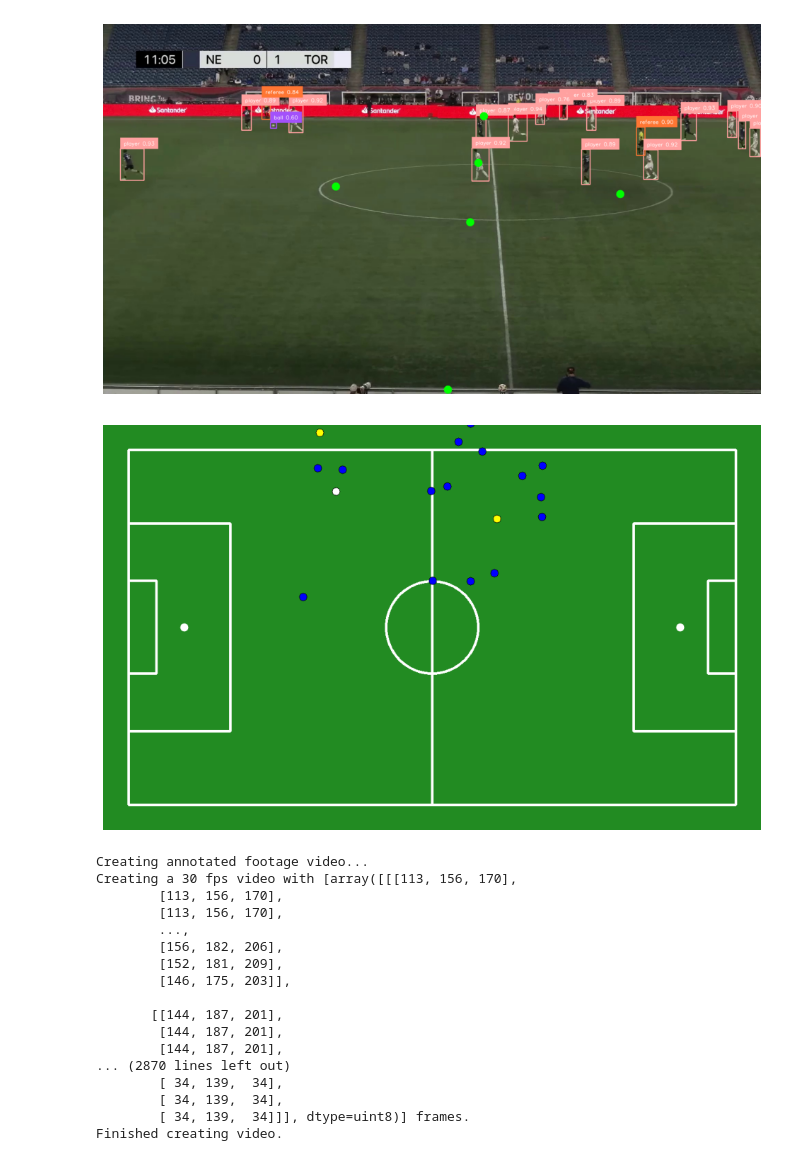
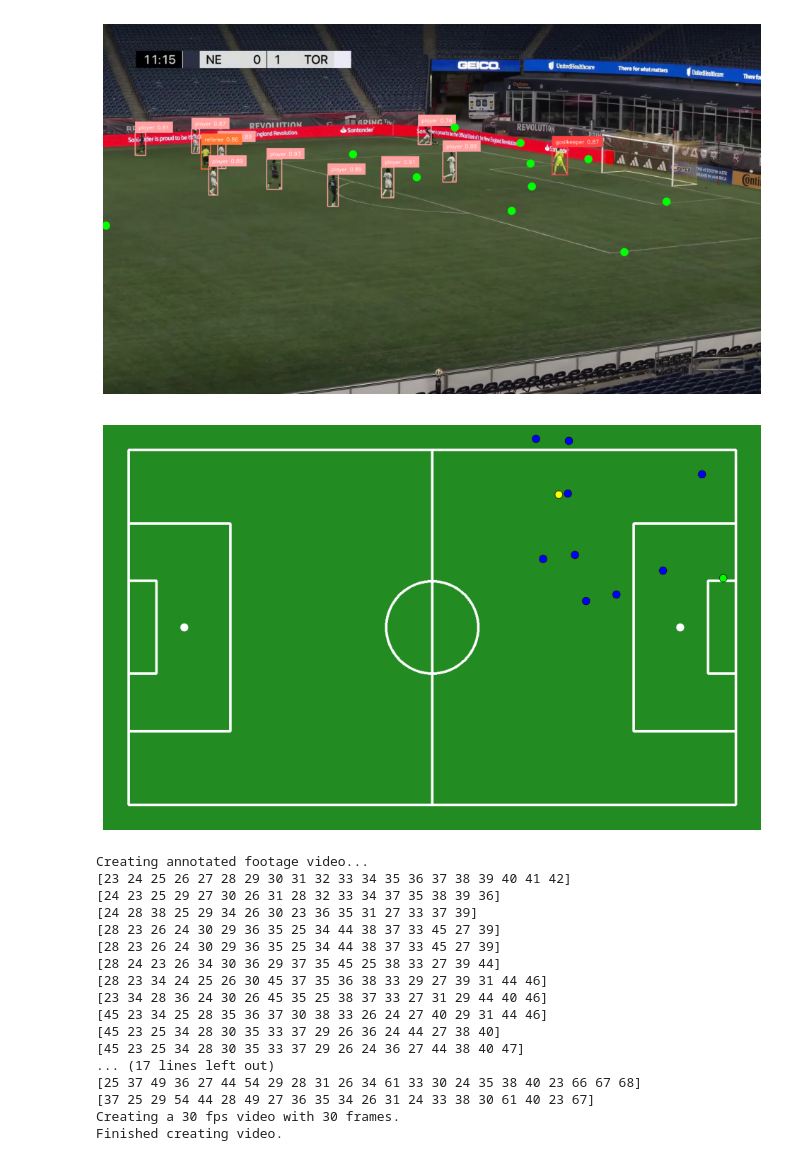
Before and after one commit to Isss11/soccer-computer-vision-analysis, a Jupyter notebook: detector.ipynb, the cells around one changed output. Cells and saved outputs as stored; diff of their text form; code cells hidden in the pictures.

Commit message:
Add Tracker

```diff
--- a/detector.ipynb
+++ b/detector.ipynb
@@ -182,12 +243,17 @@ def getAnnotatedImageWithSpecifiedCoords(image, coords, faceColor, edgeColor):
 
 # Takes object detections and annotates the footage
 # Keypoint detections are optional, and will not be rendered if they're not passed
-def getAnnotatedFootage(image, objectDetections, keypointDetections=None):
+def getAnnotatedFootage(image, objectDetections, keypointDetections=None, isTracked=False):
     # Output detections image, with keypoints and object detection
     boundingBoxAnnotator = sv.BoxAnnotator()
     labelAnnotator = sv.LabelAnnotator()
 
-    objectLabels = [ f"{class_name} {confidence:.2f}" for class_name, confidence in zip(objectDetections['class_name'], objectDetections.confidence) ]
+
+
+    if isTracked:
+        objectLabels = [ f"#{trackerId} {confidence:.2f}" for trackerId, confidence in zip(objectDetections.tracker_id, objectDetections.confidence) ]
+    else:
+        objectLabels = [ f"{className} {confidence:.2f}" for className, confidence in zip(objectDetections['class_name'], objectDetections.confidence) ]
 
     annotagedImage = boundingBoxAnnotator.annotate(scene=image, detections=objectDetections)
     annotagedImage = labelAnnotator.annotate(scene=annotagedImage, detections=objectDetections, labels=objectLabels)
@@ -207,6 +273,7 @@ def getAnnotatedPitch(objectDetections, transformer):
     playerCoords = getClassCoords(objectDetections, transformer, PLAYER_CLASS_ID)
     refereeCoords = getClassCoords(objectDetections, transformer, REFEREE_CLASS_ID)
 
+
     pitchImage = draw_pitch(SOCCER_PITCH_CONFIG)
 
     annotatedPitch = getAnnotatedImageWithSpecifiedCoords(pitchImage, ballCoords, sv.Color.WHITE, sv.Color.BLACK)
@@ -221,14 +288,22 @@ def getAnnotatedPitch(objectDetections, transformer):
 
     return annotatedPitch
 
-def annotatedFootageCallback(frame, index):
+def annotatedFootageCallback(frame, tracker=None):
     scene = frame.copy()
+
+    if tracker:
+        isTracked = True
+    else:
+        isTracked = False
 
     objectDetections = getObjectDetections(scene, None)
 
-    return getAnnotatedFootage(scene, objectDetections)
+    if isTracked:
+        objectDetections = tracker.update_with_detections(detections=objectDetections)
 
-def annotatedPitchCallback(frame, index):
+    return getAnnotatedFootage(scene, objectDetections, isTracked=isTracked)
+
+def annotatedPitchCallback(frame, tracker=None):
     scene = frame.copy()
 
     keypoints = getPitchKeypoints(scene)
@@ -243,19 +322,19 @@ def annotatedPitchCallback(frame, index):
 # %%
 # Perspective transformation
-fileName = "images-pitch/frame85.jpg"
+fileName = "images-pitch/frame90.jpg"
 image = cv2.imread(fileName)
 keypoints = getPitchKeypoints(image)
 filter = getKeypointsFilter(keypoints)
 filteredKeypoints = getFilteredKeypoints(keypoints, filter)
 objectDetections = getObjectDetections(image, None)
 transformer = getTransformer(filteredKeypoints.xy[0],  np.array(SOCCER_PITCH_CONFIG.vertices)[filter[0]])
 
 annotatedFootageImage = getAnnotatedFootage(image, objectDetections, filteredKeypoints)
 annotatedPitchImage = getAnnotatedPitch(objectDetections, transformer)
 
 sv.plot_image(annotatedFootageImage)
 sv.plot_image(annotatedPitchImage)
 # %% [output]
-[figure, old version]
+[figure, new version]
-[figure, old version]
+[figure, new version]
 # %%
@@ -290,28 +372,26 @@ def processVideo(srcPath, targetPath, callback):
 # %%
-TEST_CLIP_PATH = "soccerClipFootage.mp4"
-
 print("Creating annotated footage video...")
-processVideo(TEST_CLIP_PATH, "annotated-footage/annotated-footage.mp4", annotatedFootageCallback)
+processVideo("soccerClipFootage.mp4", "annotated-footage/annotated-footage.mp4", annotatedFootageCallback, tracker=sv.ByteTrack())
 print("Finished creating video.")
 
-print("Creating annotated pitch video...")
-processVideo(TEST_CLIP_PATH, "annotated-footage/annotated-pitch.mp4", annotatedPitchCallback)
-print("Finished creating video.")
+# print("Creating annotated pitch video...")
+# processVideo(TEST_CLIP_PATH, "annotated-footage/annotated-pitch.mp4", annotatedPitchCallback)
+# print("Finished creating video.")
 # %% [output]
 Creating annotated footage video...
-Creating a 30 fps video with [array([[[113, 156, 170],
-        [113, 156, 170],
-        [113, 156, 170],
-        ...,
-        [156, 182, 206],
-        [152, 181, 209],
-        [146, 175, 203]],
-
-       [[144, 187, 201],
-        [144, 187, 201],
-        [144, 187, 201],
-... (2870 lines left out)
-        [ 34, 139,  34],
-        [ 34, 139,  34],
-        [ 34, 139,  34]]], dtype=uint8)] frames.
+[23 24 25 26 27 28 29 30 31 32 33 34 35 36 37 38 39 40 41 42]
+[24 23 25 29 27 30 26 31 28 32 33 34 37 35 38 39 36]
+[24 28 38 25 29 34 26 30 23 36 35 31 27 33 37 39]
+[28 23 26 24 30 29 36 35 25 34 44 38 37 33 45 27 39]
+[28 23 26 24 30 29 36 35 25 34 44 38 37 33 45 27 39]
+[28 24 23 26 34 30 36 29 37 35 45 25 38 33 27 39 44]
+[28 23 34 24 25 26 30 45 37 35 36 38 33 29 27 39 31 44 46]
+[23 34 28 36 24 30 26 45 35 25 38 37 33 27 31 29 44 40 46]
+[45 23 34 25 28 35 36 37 30 38 33 26 24 27 40 29 31 44 46]
+[45 23 25 34 28 30 35 33 37 29 26 36 24 44 27 38 40]
+[45 23 25 34 28 30 35 33 37 29 26 24 36 27 44 38 40 47]
+... (17 lines left out)
+[25 37 49 36 27 44 54 29 28 31 26 34 61 33 30 24 35 38 40 23 66 67 68]
+[37 25 29 54 44 28 49 27 36 35 34 26 31 24 33 38 30 61 40 23 67]
+Creating a 30 fps video with 30 frames.
 Finished creating video.
```
Also changed, not shown: parts of 8 cells of this notebook, 1 other file.
